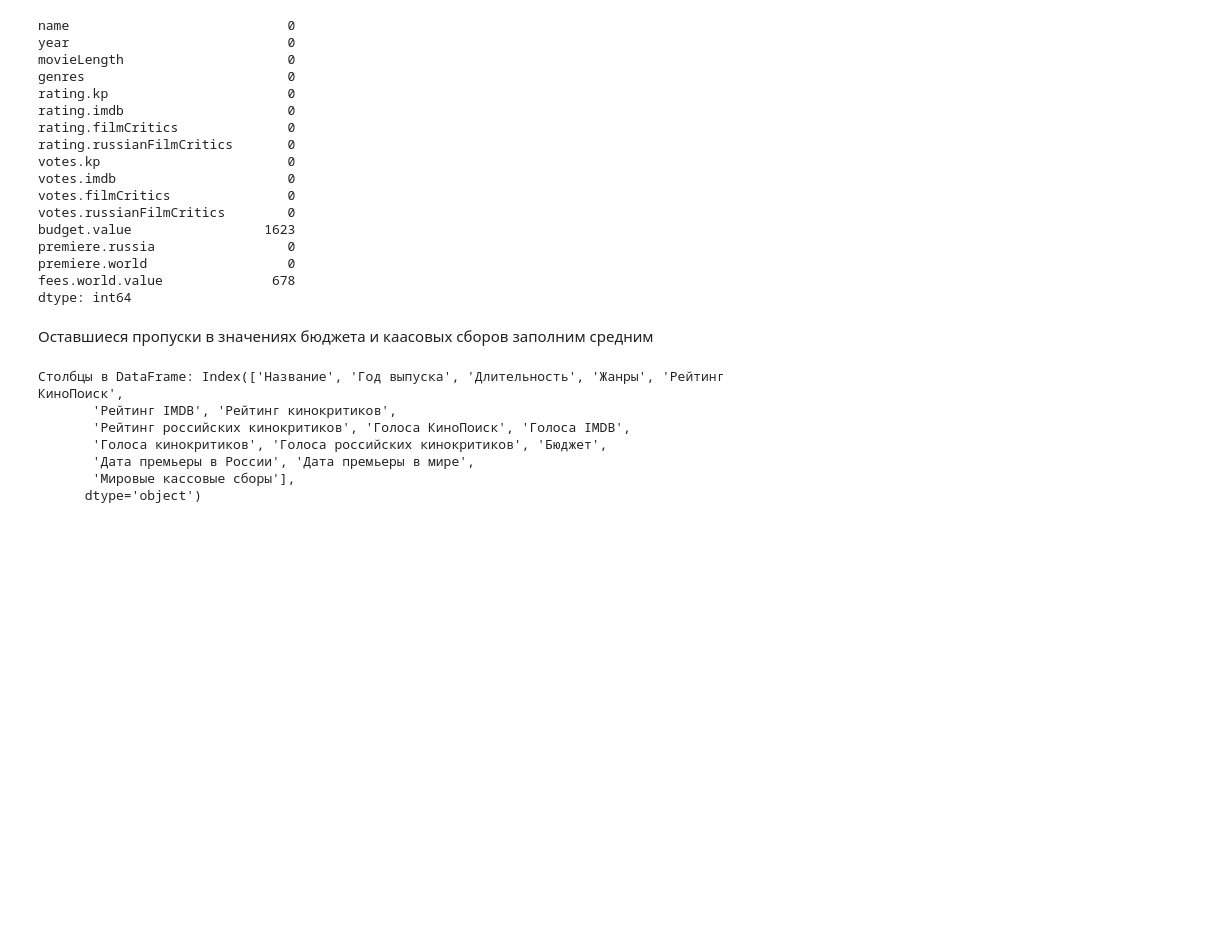
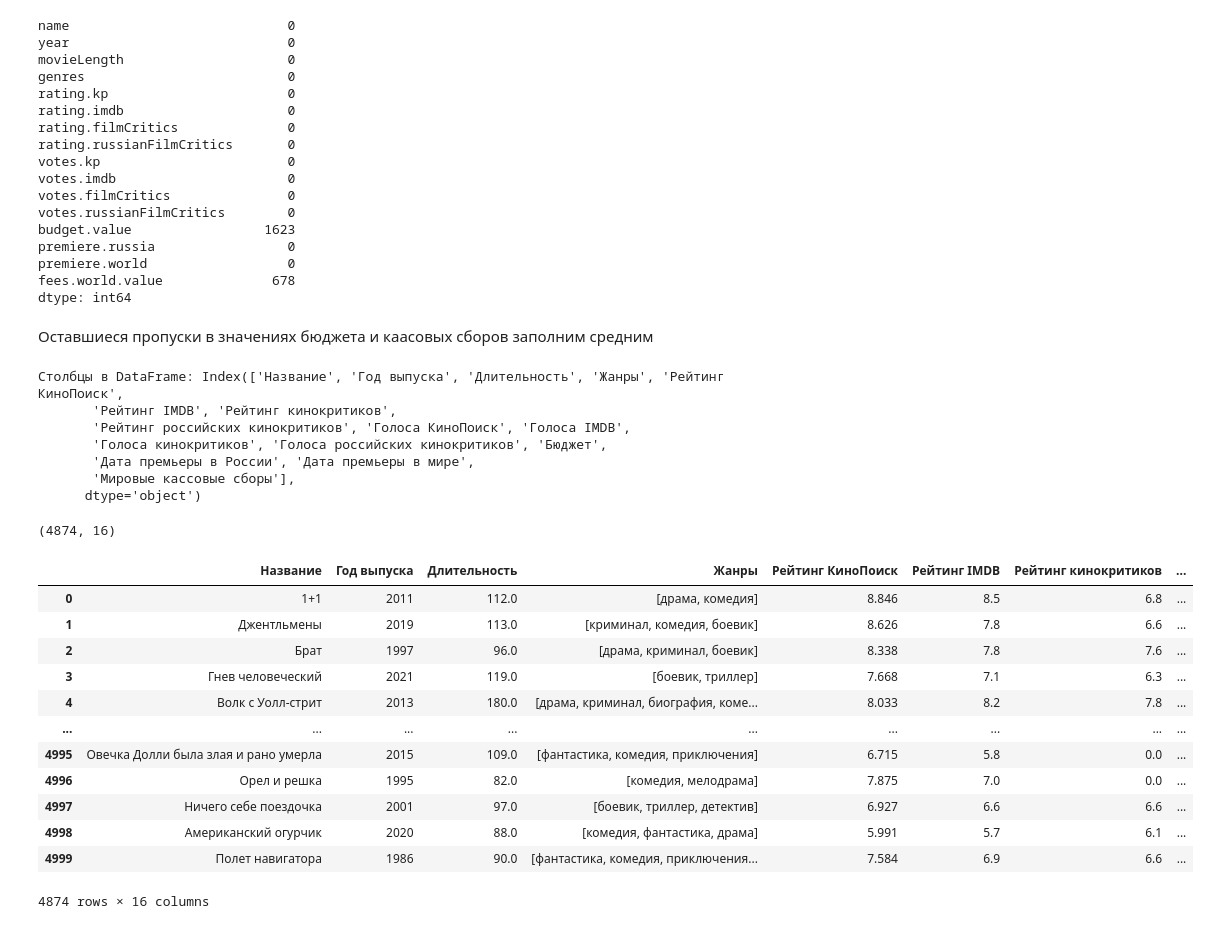
Before and after one commit to alburina/Andan-project-, a Jupyter notebook: pre-processing.ipynb, the cells around one changed output. Cells and saved outputs as stored; diff of their text form; code cells hidden in the pictures; blank space fills up the shorter version.

```diff
--- a/pre-processing.ipynb
+++ b/pre-processing.ipynb
@@ -230,6 +230,9 @@ dtype: int64
 # %%
 df['budget.value'] = df['budget.value'].fillna(df['budget.value'].mean())
 df['fees.world.value'] = df['fees.world.value'].fillna(df['fees.world.value'].mean())
+# %%
+import re
+df['genres'] = df['genres'].apply(lambda x: re.findall(r"'name': '([^']*)'", str(x)))
 # %%
 
 column_renames = {
@@ -263,3 +266,21 @@ print("Столбцы в DataFrame:", df.columns)
        'Дата премьеры в России', 'Дата премьеры в мире',
        'Мировые кассовые сборы'],
       dtype='object')
+# %%
+print(df.shape)
+df
+# %% [output]
+(4874, 16)
+|  | Название | Год выпуска | Длительность | Жанры | Рейтинг КиноПоиск | Рейтинг IMDB | Рейтинг кинокритиков | ... |
+| 0 | 1+1 | 2011 | 112.0 | [драма, комедия] | 8.846 | 8.5 | 6.8 | ... |
+| 1 | Джентльмены | 2019 | 113.0 | [криминал, комедия, боевик] | 8.626 | 7.8 | 6.6 | ... |
+| 2 | Брат | 1997 | 96.0 | [драма, криминал, боевик] | 8.338 | 7.8 | 7.6 | ... |
+| 3 | Гнев человеческий | 2021 | 119.0 | [боевик, триллер] | 7.668 | 7.1 | 6.3 | ... |
+| 4 | Волк с Уолл-стрит | 2013 | 180.0 | [драма, криминал, биография, коме... | 8.033 | 8.2 | 7.8 | ... |
+| ... | ... | ... | ... | ... | ... | ... | ... | ... |
+| 4995 | Овечка Долли была злая и рано умерла | 2015 | 109.0 | [фантастика, комедия, приключения] | 6.715 | 5.8 | 0.0 | ... |
+| 4996 | Орел и решка | 1995 | 82.0 | [комедия, мелодрама] | 7.875 | 7.0 | 0.0 | ... |
+| 4997 | Ничего себе поездочка | 2001 | 97.0 | [боевик, триллер, детектив] | 6.927 | 6.6 | 6.6 | ... |
+| 4998 | Американский огурчик | 2020 | 88.0 | [комедия, фантастика, драма] | 5.991 | 5.7 | 6.1 | ... |
+| 4999 | Полет навигатора | 1986 | 90.0 | [фантастика, комедия, приключения... | 7.584 | 6.9 | 6.6 | ... |
+4874 rows × 16 columns
```
Also changed, not shown: parts of 1 cell of this notebook, 1 other file.
